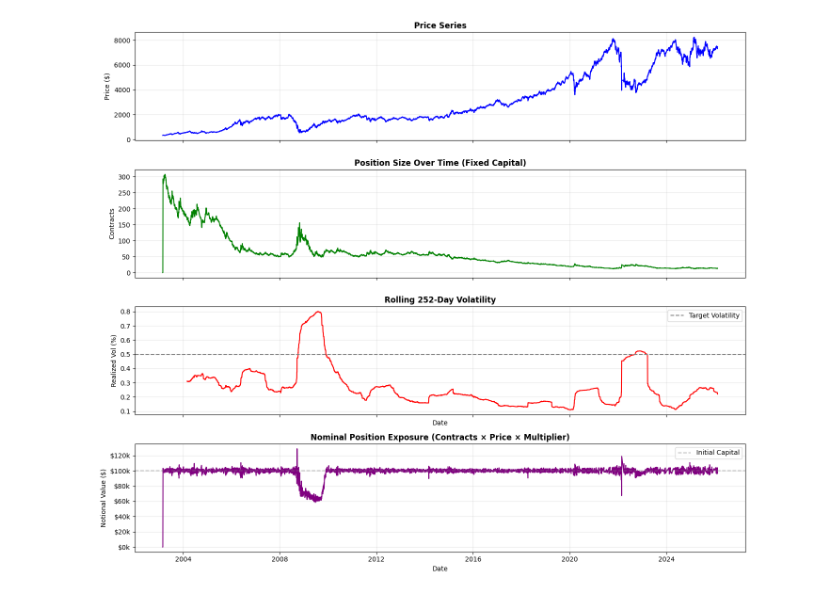
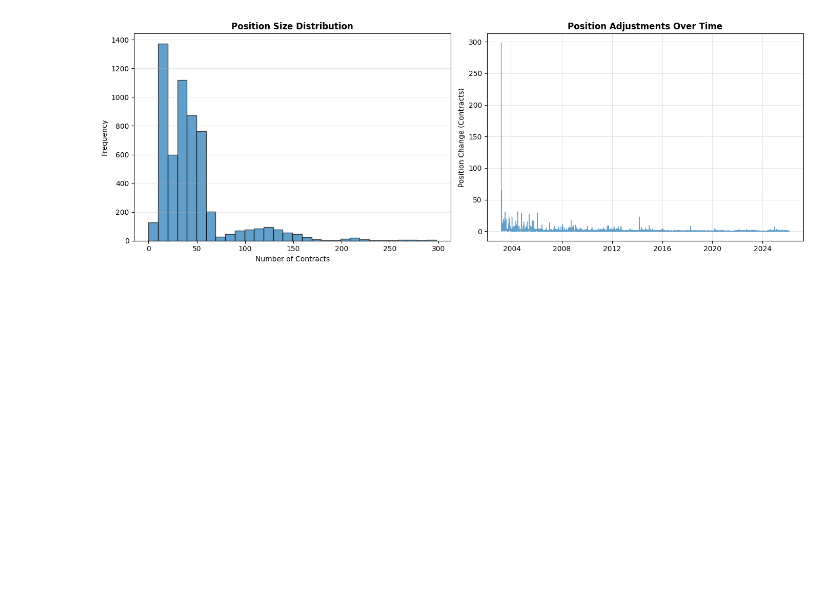
Before and after one commit to SoulDancer27/futures_trading_strategies, a Jupyter notebook: my_tests/2. test buy and hold with risk scaling.ipynb, the cells around one changed output. Saved outputs shown, nothing was run; the diff lists cells and outputs as text; code cells hidden in the pictures; blank space fills up the shorter version.

```diff
--- a/my_tests/2. test buy and hold with risk scaling.ipynb
+++ b/my_tests/2. test buy and hold with risk scaling.ipynb
@@ -44,2 +32,17 @@ MAX_LEVERAGE=1.0
 # %%
-strategy_fixed = FixedRiskPositionStrategy(volatility_window=VOLATILITY_WINDOW, risk_target=RISK_TARGET, expected_sharpe=10, max_leverage=MAX_LEVERAGE)
+print("🔬 Running Fixed Risk Buy & Hold...")
+
+# 1. Define the Sizer (Handles all the complex risk math)
+risk_sizer = FixedRiskSizer(
+    volatility_window=VOLATILITY_WINDOW,
+    risk_target=RISK_TARGET,
+    expected_sharpe=10,
+    max_leverage=MAX_LEVERAGE
+)
+
+# 2. Define Capital
+capital = Capital(initial_capital=INITIAL_CAPITAL)
+
+# 3. Initialize Runner and Run
+runner = BacktestRunner(capital=capital, asset=MCFTR, sizer=risk_sizer)
+report = runner.run(BuyAndHoldStrategy())
@@ -71,63 +93,20 @@ strategy_fixed_result.print_summary()
 # %%
-# Get detailed position info
-info = strategy_fixed.get_detailed_info(data, capital=INITIAL_CAPITAL)
+fig, axes = plt.subplots(1, 2, figsize=(14, 5))
 
-print("=" * 80)
-print("CURRENT POSITION DETAILS")
-print("=" * 80)
-for key, value in info.items():
-    if isinstance(value, float):
-        print(f"{key:30s}: {value:,.2f}")
-    else:
-        print(f"{key:30s}: {value}")
+# Histogram
+axes[0].hist(report.result.positions.dropna(), bins=30, edgecolor='black', alpha=0.7)
+axes[0].set_xlabel('Number of Contracts')
+axes[0].set_ylabel('Frequency')
+axes[0].set_title('Position Size Distribution', fontweight='bold')
+axes[0].grid(True, alpha=0.3, axis='y')
 
-# %% [markdown]
-# ### 7.1 Position Size Time Series
-
-# %%
-# Plot position sizes over time
-fig, axes = plt.subplots(4, 1, figsize=(14, 12), sharex=True)
-
-# Panel 1: Price
-axes[0].plot(data.index, data['close'], linewidth=1.5, color='blue')
-axes[0].set_ylabel('Price ($)')
-axes[0].set_title('Price Series', fontweight='bold')
-axes[0].grid(True, alpha=0.3)
-
-# Panel 2: Positions
-axes[1].plot(strategy_fixed_result.positions.index, strategy_fixed_result.positions,
-             linewidth=1.5, color='green')
-axes[1].set_ylabel('Contracts')
-axes[1].set_title('Position Size Over Time (Fixed Capital)', fontweight='bold')
+# Time series of position changes
+pos_changes = report.result.positions.diff().abs()
+axes[1].plot(pos_changes.index, pos_changes, linewidth=1, alpha=0.7)
+axes[1].set_ylabel('Position Change (Contracts)')
+axes[1].set_title('Position Adjustments Over Time', fontweight='bold')
 axes[1].grid(True, alpha=0.3)
 
-# Panel 3: Volatility
-volatility = data['close'].pct_change().rolling(VOLATILITY_WINDOW).std() * np.sqrt(252)
-axes[2].plot(volatility.index, volatility, linewidth=1.5, color='red')
-axes[2].axhline(RISK_TARGET, color='gray', linestyle='--', label='Target Volatility')
-axes[2].set_ylabel('Realized Vol (%)')
-axes[2].set_xlabel('Date')
-axes[2].set_title(f'Rolling {VOLATILITY_WINDOW}-Day Volatility', fontweight='bold')
-axes[2].legend()
-axes[2].grid(True, alpha=0.3)
-
-# Panel 4: Notional Value (Nominal Exposure)
-# Calculate: Notional = Contracts × Price × Multiplier
-positions = strategy_fixed_result.positions
-notional_value = positions * data['close'] * MULTIPLIER
-
-axes[3].plot(notional_value.index, notional_value, linewidth=1.5, color='purple')
-axes[3].axhline(INITIAL_CAPITAL, color='gray', linestyle='--', alpha=0.5, label='Initial Capital')
-axes[3].set_ylabel('Notional Value ($)')
-axes[3].set_xlabel('Date')
-axes[3].set_title('Nominal Position Exposure (Contracts × Price × Multiplier)', fontweight='bold')
-axes[3].legend()
-axes[3].grid(True, alpha=0.3)
-
-# Format y-axis for currency
-axes[3].yaxis.set_major_formatter(plt.FuncFormatter(lambda y, _: f'${y/1000:.0f}k'))
-
 plt.tight_layout()
-plt.savefig("../outputs/fixed_risk_strategy/04_position_analysis.png", dpi=150, bbox_inches='tight')
 plt.show()
 # %% [output]
@@ -146 +113 @@ risk_contribution             : 0.21
-[figure, old version]
+[figure, new version]
```
Also changed, not shown: parts of 10 cells of this notebook, 15 other files.
